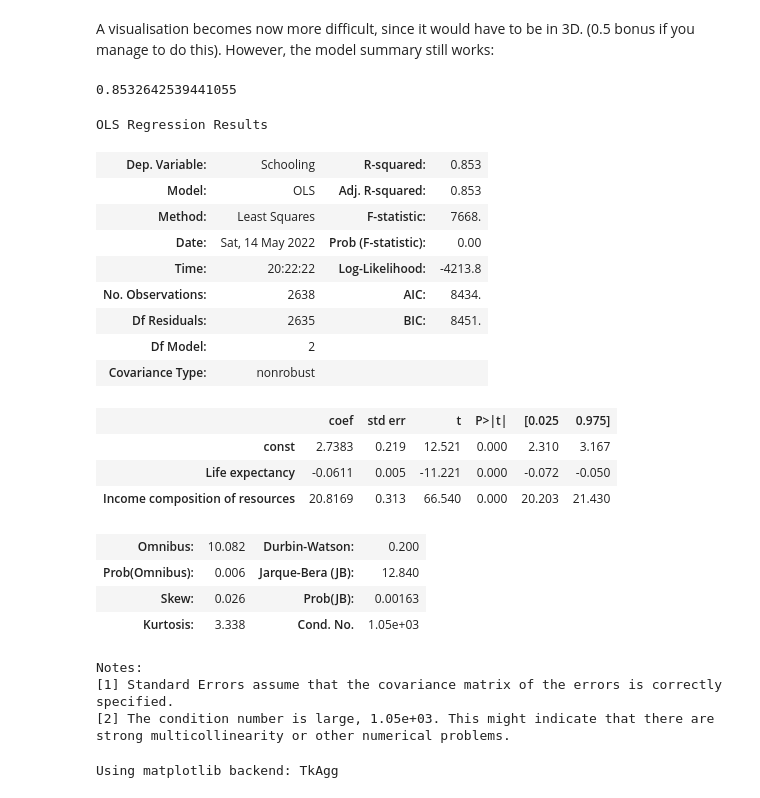
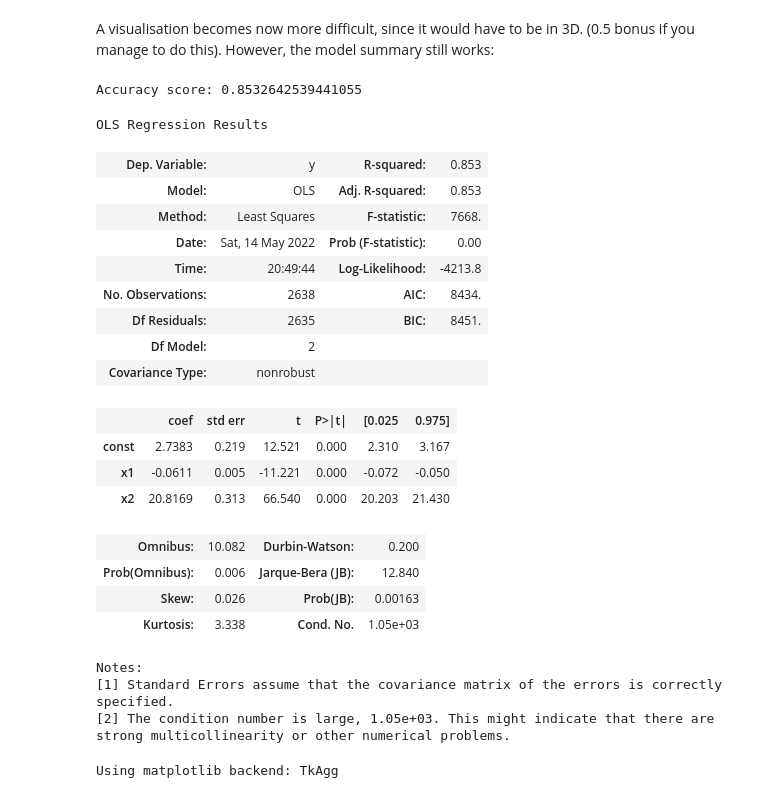
Before and after one commit to CyberPim/Python-assignments, a Jupyter notebook: Session 4/DMS - S4 - Assignment 1 - Template.ipynb, the cells around one changed output. Saved outputs shown, nothing was run; the diff lists cells and outputs as text; code cells hidden in the pictures.

```diff
--- a/Session 4/DMS - S4 - Assignment 1 - Template.ipynb
+++ b/Session 4/DMS - S4 - Assignment 1 - Template.ipynb
@@ -369,47 +369,46 @@ myPrediction = model.predict(X_test)
 A visualisation becomes now more difficult, since it would have to be in 3D. (0.5 bonus if you manage to do this). However, the model summary still works:
 # %%
 #Accuracy score
-arr = dataset.to_numpy()
+# arr = dataset.to_numpy()
+from sklearn.metrics import accuracy_score
 
 life_Expectancy = arr[:,0].reshape((-1,1))
 income = arr[:,1].reshape((-1,1))
 schooling = arr[:,2].reshape((-1,1))
 
 multiX=np.hstack((life_Expectancy,income))
 
 multiModel = LinearRegression().fit(multiX, schooling)
 yPred = multiModel.predict(multiX)
 det=metrics.r2_score(schooling,yPred)
 
 adjDet=1-(1-det)*(schooling.shape[0]-1)/(schooling.shape[0]-multiX.shape[1]-1)
 
-print(f"Accuracy score {1}", adjDet)
+print(f"Accuracy score: {adjDet}")
 
 # Statsmodels.api summary
-x = dataset[["Life expectancy ","Income composition of resources"]]
-x = sm.add_constant(x)
-y = dataset['Schooling']
-
-statsmodel = sm.OLS(y,x).fit()
-statsmodel.summary()
+newX=sm.add_constant(multiX) #add the constant
+newModel=sm.OLS(schooling,newX).fit()
+newPred=newModel.predict(newX)
+newModel.summary()
 
 # 3d visualisation in next cell
 # %% [output]
-0.8532642539441055
+Accuracy score: 0.8532642539441055
 OLS Regression Results
-| Dep. Variable: | Schooling | R-squared: | 0.853 |
+| Dep. Variable: | y | R-squared: | 0.853 |
 | Model: | OLS | Adj. R-squared: | 0.853 |
 | Method: | Least Squares | F-statistic: | 7668. |
 | Date: | Sat, 14 May 2022 | Prob (F-statistic): | 0.00 |
-| Time: | 20:22:22 | Log-Likelihood: | -4213.8 |
+| Time: | 20:49:44 | Log-Likelihood: | -4213.8 |
 | No. Observations: | 2638 | AIC: | 8434. |
 | Df Residuals: | 2635 | BIC: | 8451. |
 | Df Model: | 2 |  |  |
 | Covariance Type: | nonrobust |  |  |
 |  | coef | std err | t | P>|t| | [0.025 | 0.975] |
 | const | 2.7383 | 0.219 | 12.521 | 0.000 | 2.310 | 3.167 |
-| Life expectancy | -0.0611 | 0.005 | -11.221 | 0.000 | -0.072 | -0.050 |
-| Income composition of resources | 20.8169 | 0.313 | 66.540 | 0.000 | 20.203 | 21.430 |
+| x1 | -0.0611 | 0.005 | -11.221 | 0.000 | -0.072 | -0.050 |
+| x2 | 20.8169 | 0.313 | 66.540 | 0.000 | 20.203 | 21.430 |
 | Omnibus: | 10.082 | Durbin-Watson: | 0.200 |
 | Prob(Omnibus): | 0.006 | Jarque-Bera (JB): | 12.840 |
 | Skew: | 0.026 | Prob(JB): | 0.00163 |
```
Also changed, not shown: parts of 2 cells of this notebook.
